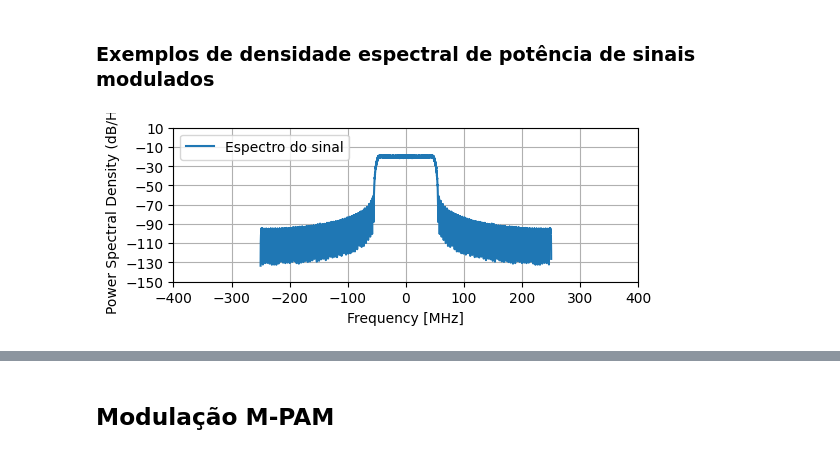
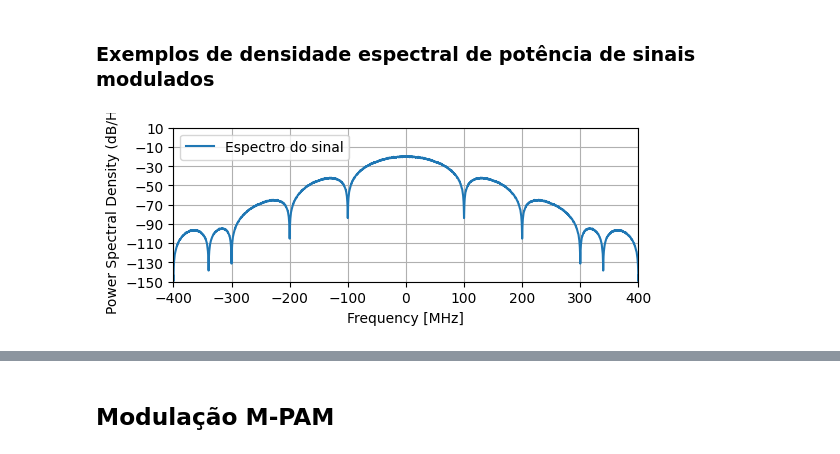
Before and after one commit to edsonportosilva/TDI, a Jupyter notebook: jupyter/1 - Transmissores e modulações digitais.ipynb, the cells around one changed output, grey strips where cells are left out. Drawn from its saved outputs; the diff is of its cells as text; code cells hidden in the pictures.

```diff
--- a/jupyter/1 - Transmissores e modulações digitais.ipynb
+++ b/jupyter/1 - Transmissores e modulações digitais.ipynb
@@ -917,7 +917,7 @@ Para mais detalhes, ver capítulo 8 de [2].
 # gera sequência de bits pseudo-aleatórios
 bits   = np.random.randint(2, size=200000)
 n      = np.arange(0, bits.size)
-pulseType = 'rc'
+pulseType = 'nrz'
 
 # mapeia bits para pulsos elétricos
 symbTx = 2*bits-1
@@ -936,34 +936,34 @@ if pulseType == 'nrz':
 
 elif pulseType == 'rect':
     # pulso retangular típico
     paramPS = parameters()
     paramPS.pulseType = 'rect'
     paramPS.SpS = SpS
     pulse = pulseShape(paramPS)
     pulse = pulse/max(abs(pulse))
 
 elif pulseType == 'rc':
     # pulso cosseno levantado (raised cosine)
     paramPS = parameters()
     paramPS.pulseType = 'rc'
     paramPS.SpS = SpS
     paramPS.rollOff = 0.1
     paramPS.nFilterTaps = 128
     pulse = pulseShape(paramPS)
     pulse = pulse/max(abs(pulse))
 
 # formatação de pulso
 sigTx = firFilter(pulse, symbolsUp)
 
 # plota psd
 plt.figure();
 plt.xlim(-4*Rs/1e6,4*Rs/1e6);
 plt.ylim(-150,10);
 plt.psd(sigTx,Fs=Rs*SpS/1e6, NFFT = 16*1024, sides='twosided', label = 'Espectro do sinal')
 plt.xlabel('Frequency [MHz]')
 plt.legend(loc='upper left');
 # %% [output]
-[figure, old version]
+[figure, new version]
 # %% [markdown]
 ## Diagramas de olho
 
```
Also changed, not shown: parts of 15 cells of this notebook.
